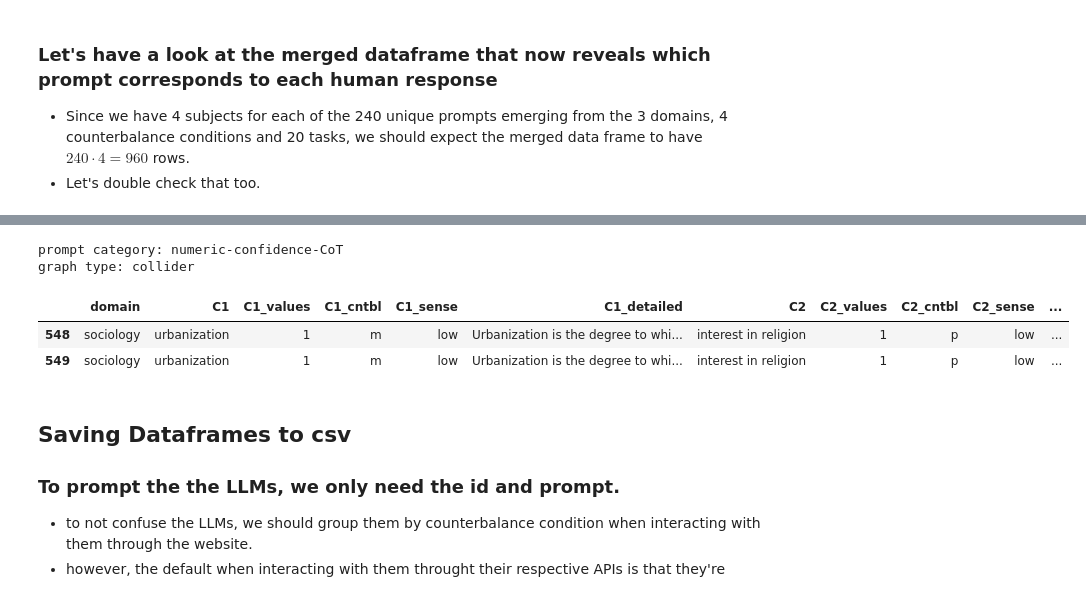
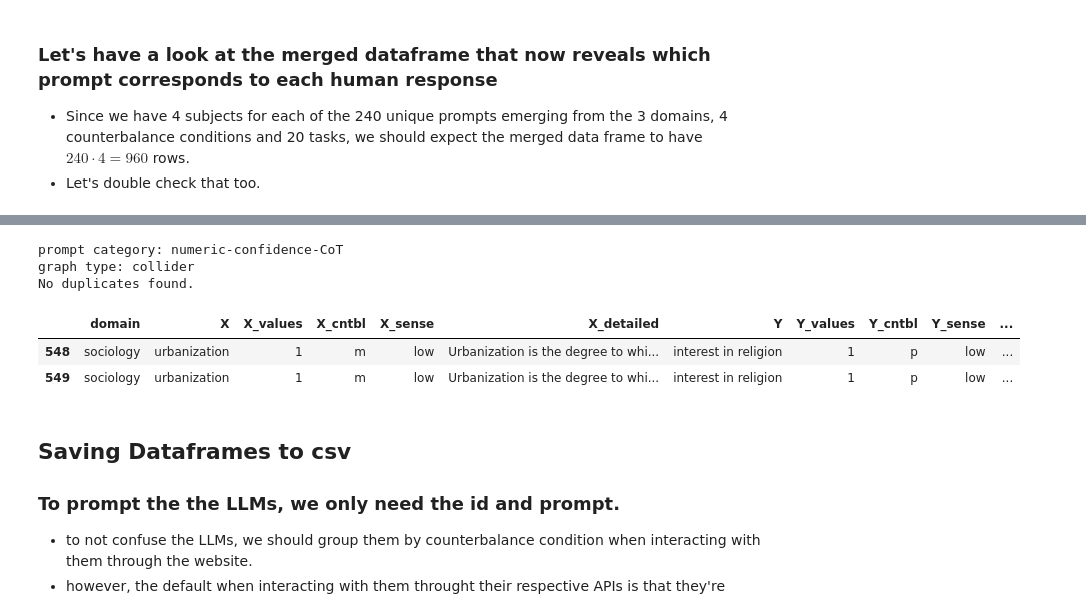
Before and after one commit to hmd101/causalalign, a Jupyter notebook: analysis/causalalign/src/causalalign/dataset_creation/rw17_data_gen_collider_numeric_confidence_cot.ipynb, the cells around one changed output, grey strips where cells are left out. Saved outputs shown, nothing was run; the diff lists cells and outputs as text; code cells hidden in the pictures.

```diff
--- a/analysis/causalalign/src/causalalign/dataset_creation/rw17_data_gen_collider_numeric_confidence_cot.ipynb
+++ b/analysis/causalalign/src/causalalign/dataset_creation/rw17_data_gen_collider_numeric_confidence_cot.ipynb
@@ -702,22 +693,31 @@ the oringinal rw17_complete_df has 240 rows and the merged_df has 960 rows.
 # %%
 # display maximal column width in dataframe
 # # display all rows and columns
 # pd.set_option("display.max_rows", None)
 pd.set_option("display.max_columns", None)
 # # display the entire prompt column
 pd.set_option("display.max_colwidth", None)
 
 prompt_category = merged_df["prompt_category"].unique()[0]
 print(f"prompt category: {prompt_category}")
 
 graph_type = merged_df["graph"].unique()[0]
 print(f"graph type: {graph_type}")
 # # return the entire row for id = 275
+
+# print are there any duplicates in the merged_df
+duplicates = merged_df[merged_df.duplicated()]
+if duplicates.empty:
+    print("No duplicates found.")
+else:
+    print("Duplicates found:")
+    print(duplicates)
 merged_df[merged_df["id"] == 275]
 # %% [output]
 prompt category: numeric-confidence-CoT
 graph type: collider
+No duplicates found.
-|  | domain | C1 | C1_values | C1_cntbl | C1_sense | C1_detailed | C2 | C2_values | C2_cntbl | C2_sense | ... |
+|  | domain | X | X_values | X_cntbl | X_sense | X_detailed | Y | Y_values | Y_cntbl | Y_sense | ... |
 | 548 | sociology | urbanization | 1 | m | low | Urbanization is the degree to whi... | interest in religion | 1 | p | low | ... |
 | 549 | sociology | urbanization | 1 | m | low | Urbanization is the degree to whi... | interest in religion | 1 | p | low | ... |
 # %% [markdown]
```
Also changed, not shown: parts of 15 cells of this notebook, 9 other files.
